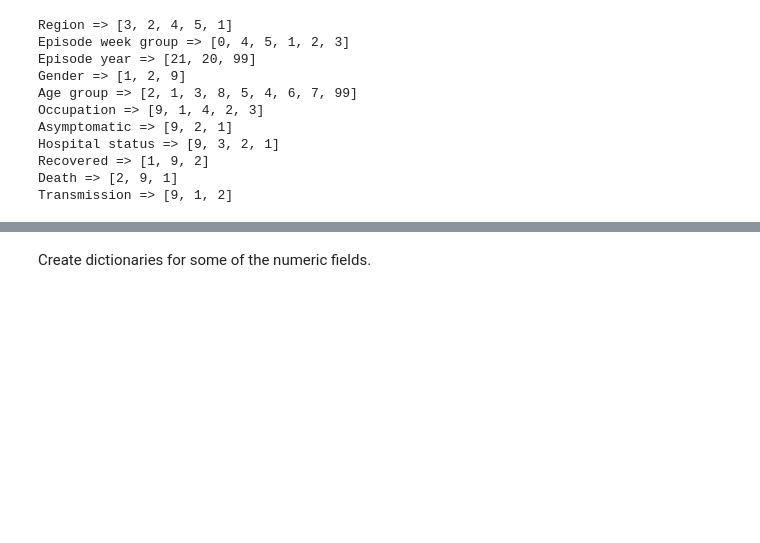
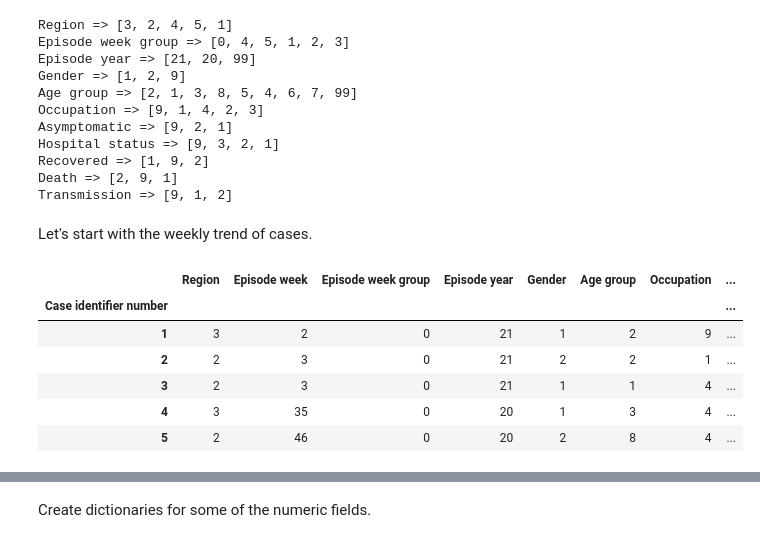
Before and after one commit to rkaunismaa/Covid19, a Jupyter notebook: COVID19-eng.ipynb, the cells around one changed output, grey strips where cells are left out. Drawn from its saved outputs; the diff is of its cells as text; code cells hidden in the pictures; blank space fills up the shorter version.

```diff
--- a/COVID19-eng.ipynb
+++ b/COVID19-eng.ipynb
@@ -118,3 +118,15 @@ if createDb:
 # %%
 # 4) This is on KAUWITB in the KAUWITB branch, Friday, March 5, 2021 5:08pm ... how can I set main so that no one
 #    can update it directly, but has to update from a branch??
+# %% [markdown]
+Let's start with the weekly trend of cases.
+# %%
+covid19.head()
+# %% [output]
+|  | Region | Episode week | Episode week group | Episode year | Gender | Age group | Occupation | ... |
+| Case identifier number |  |  |  |  |  |  |  | ... |
+| 1 | 3 | 2 | 0 | 21 | 1 | 2 | 9 | ... |
+| 2 | 2 | 3 | 0 | 21 | 2 | 2 | 1 | ... |
+| 3 | 2 | 3 | 0 | 21 | 1 | 1 | 4 | ... |
+| 4 | 3 | 35 | 0 | 20 | 1 | 3 | 4 | ... |
+| 5 | 2 | 46 | 0 | 20 | 2 | 8 | 4 | ... |
```
Also changed, not shown: parts of 3 cells of this notebook.
